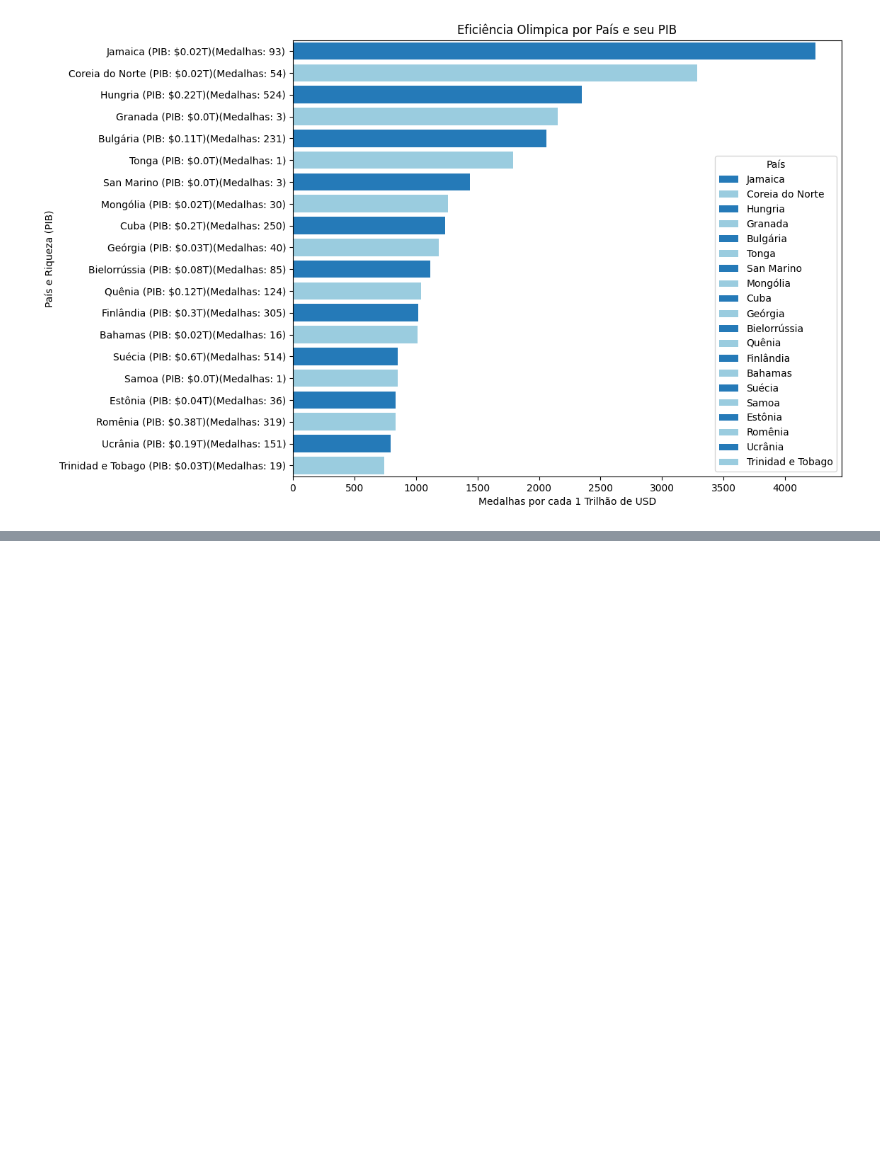
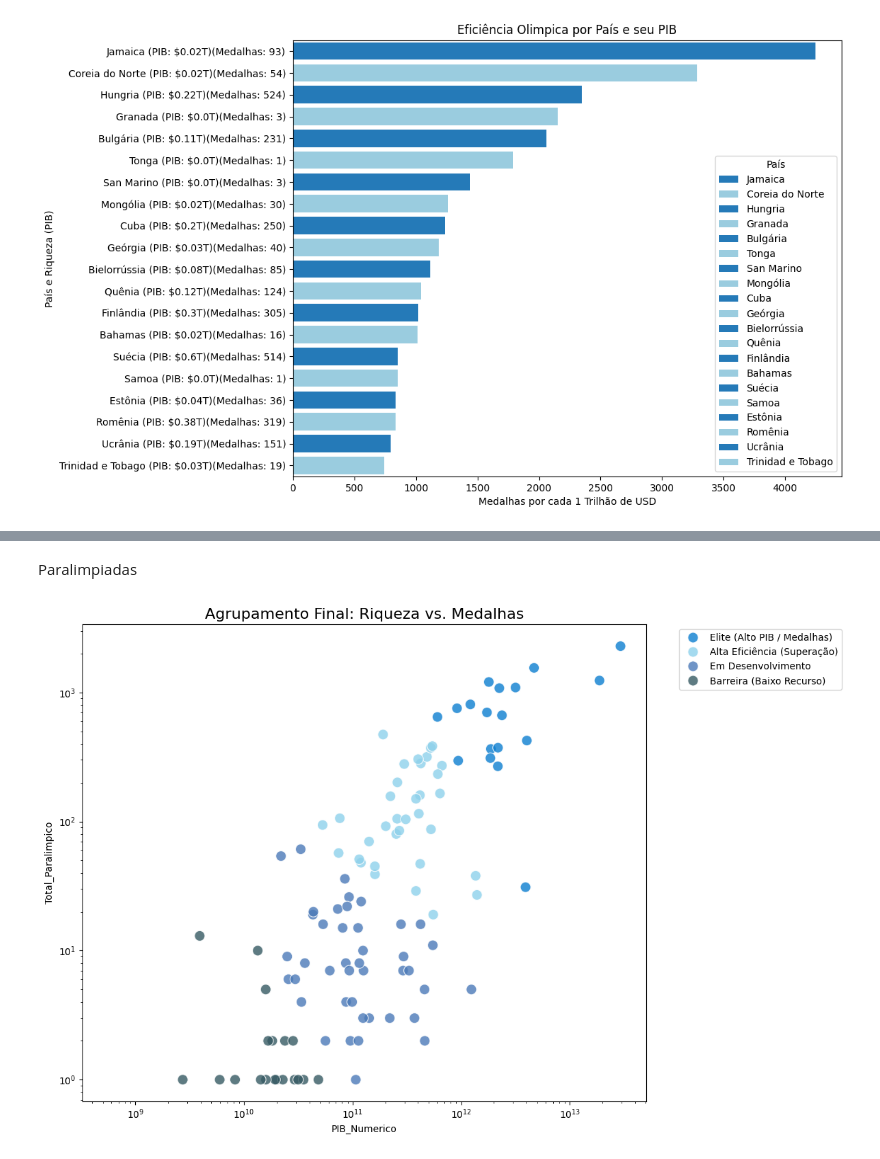
Before and after one commit to ClaraCaldas/Projeto-ICD, a Jupyter notebook: eficienciapib.ipynb, the cells around one changed output, grey strips where cells are left out. Cells and saved outputs as stored; diff of their text form; code cells hidden in the pictures; blank space fills up the shorter version.

```diff
--- a/eficienciapib.ipynb
+++ b/eficienciapib.ipynb
@@ -124,7 +100,0 @@ trata o nome do país para ficar igual aos do pib, estava com o nome do país e
-# %%
-df_paraolimpiadas['NOC'] = df_paraolimpiadas['País'].str.extract(r'\((.*?)\)')
-
-df_paraolimpiadas['País'] = df_paraolimpiadas['País'].str.replace(r'\s*\(.*', '', regex=True)
-df_paraolimpiadas['País'] = df_paraolimpiadas['País'].str.replace(r'\[.*\]', '', regex=True).str.strip()
-
-display(df_paraolimpiadas.head())
@@ -140,9 +100,0 @@ Junta as Tres alemanhas paralimpicas em uma só, soma as medalhas e usa o códig
-# %%
-alemanhas = ['Alemanha Ocidental', 'Alemanha Oriental']
-df_paraolimpiadas['País'] = df_paraolimpiadas['País'].replace(alemanhas, 'Alemanha')
-
-df_para_final = df_paraolimpiadas.groupby('País').agg({
-    'Total': 'sum',
-    'NOC': 'first'
-}).reset_index()
-display(df_para_final.head())
@@ -158,5 +101,3 @@ Exclui a linha que tinhas a soma de todas as medalhas
-# %%
-df_paraolimpiadas = df_paraolimpiadas[df_paraolimpiadas['País'] != 'Totais']
 # %% [markdown]
 Cria o total de medalhas olimpicas e paralimpicas
 # %%
@@ -315,0 +222,34 @@ plt.show()
+# %% [markdown]
+Paralimpiadas
+# %%
+df_analise_socioeconomica['log_PIB'] = np.log10(df_analise_socioeconomica['PIB_Numerico'])
+df_analise_socioeconomica['log_Medalhas'] = np.log10(df_analise_socioeconomica['Total_Paralimpico'] + 1)
+
+cluster_means = df_analise_socioeconomica.groupby('Cluster')['Total_Paralimpico'].mean().sort_values(ascending=False)
+mapeamento = {
+    cluster_means.index[0]: "Elite (Alto PIB / Medalhas)",
+    cluster_means.index[1]: "Alta Eficiência (Superação)",
+    cluster_means.index[2]: "Em Desenvolvimento",
+    cluster_means.index[3]: "Barreira (Baixo Recurso)"
+}
+df_analise_socioeconomica['Perfil_Cluster'] = df_analise_socioeconomica['Cluster'].map(mapeamento)
+
+plt.figure(figsize=(12, 8))
+sns.scatterplot(
+    data=df_analise_socioeconomica,
+    x='PIB_Numerico',
+    y='Total_Paralimpico',
+    hue='Perfil_Cluster',
+    palette=['#0c7ed0', '#8ED1EB', "#4b7ab8", "#365A63"],
+    s=120, alpha=0.8
+)
+
+
+plt.xscale('log')
+plt.yscale('log')
+plt.title('Agrupamento Final: Riqueza vs. Medalhas', fontsize=16)
+plt.legend(bbox_to_anchor=(1.05, 1), loc='upper left')
+plt.tight_layout()
+plt.show()
+# %% [output]
+[figure, added]
```
Also changed, not shown: parts of 14 cells of this notebook, 11 other files.
